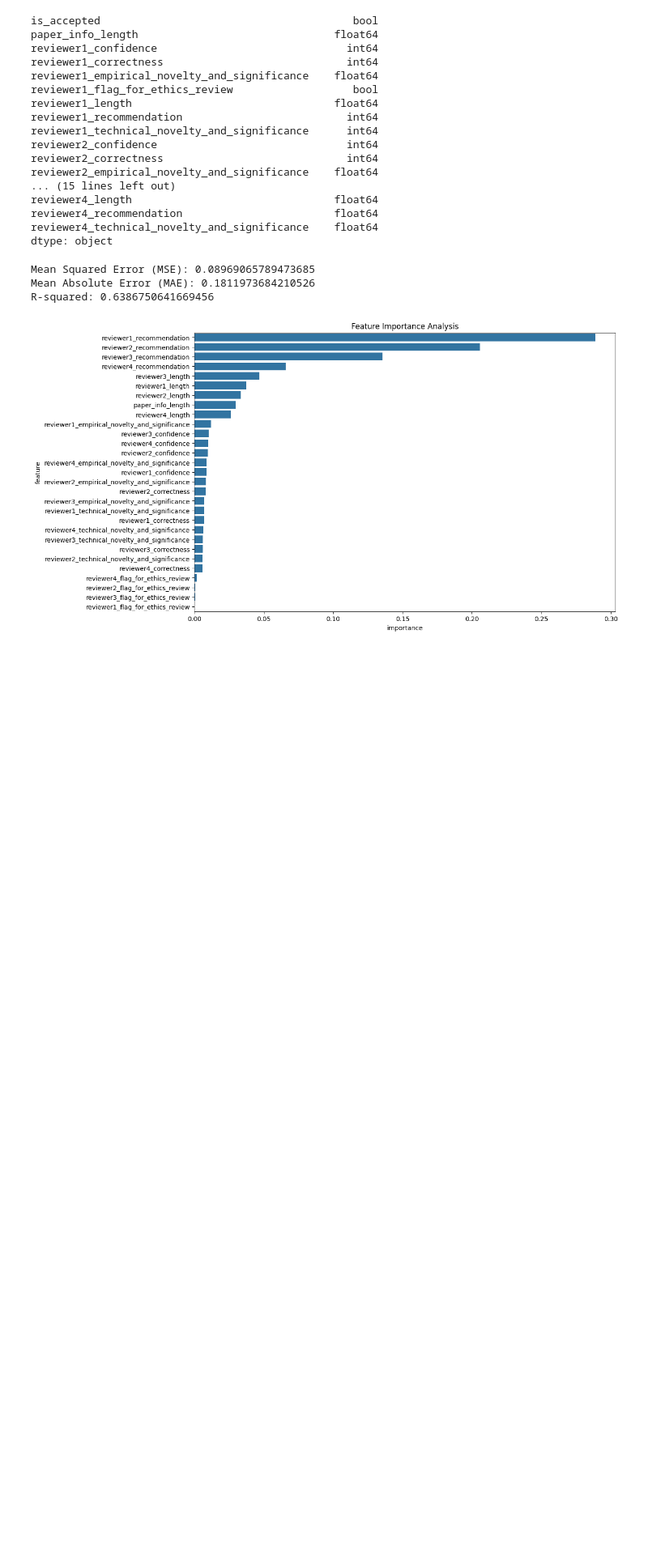
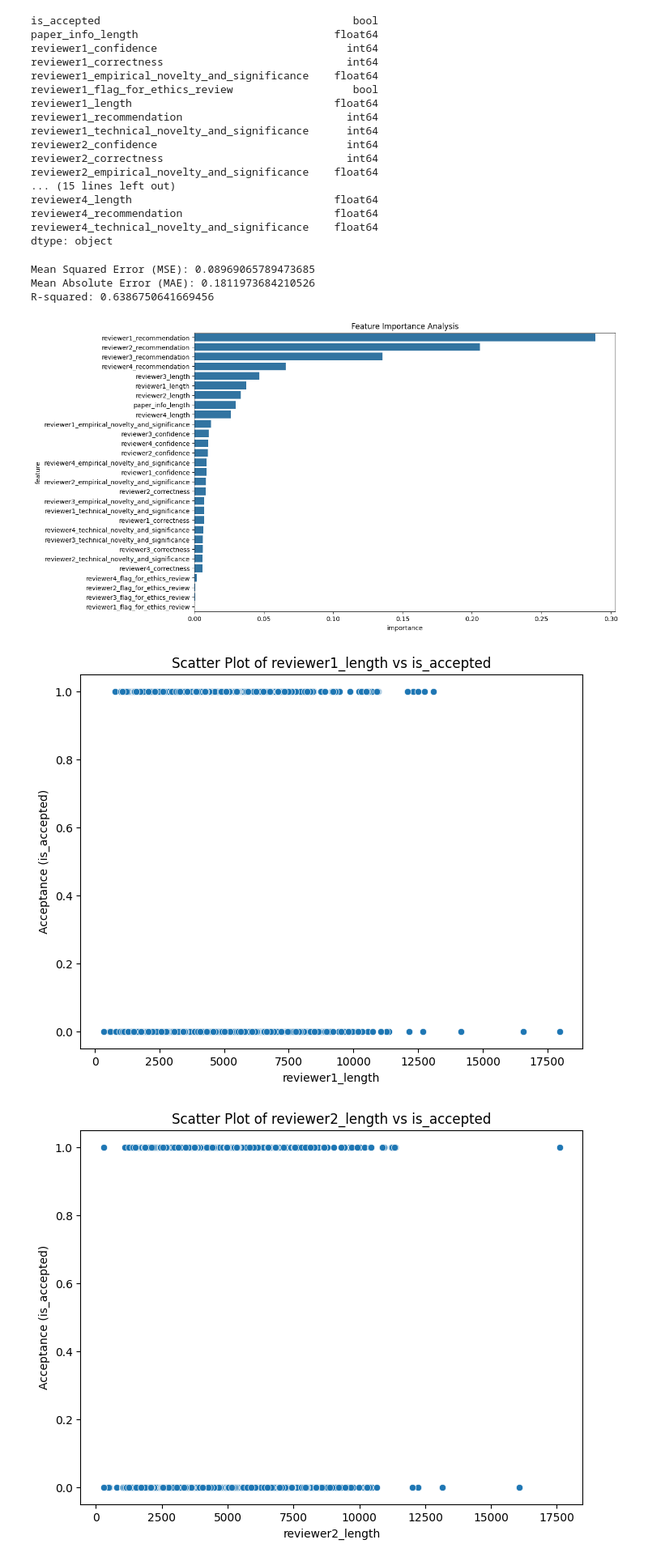
Before and after one commit to halilfarukkaragoz/data-literacy-group16, a Jupyter notebook: data_analysis/feature-importance.ipynb, the cells around one changed output. Shown at 81% size. Cells and saved outputs as stored; diff of their text form; code cells hidden in the pictures; blank space fills up the shorter version.

Commit message:
add info on reviewerX_length

```diff
--- a/data_analysis/feature-importance.ipynb
+++ b/data_analysis/feature-importance.ipynb
@@ -169,3 +169,17 @@ Mean Squared Error (MSE): 0.08969065789473685
 Mean Absolute Error (MAE): 0.1811973684210526
 R-squared: 0.6386750641669456
 [figure]
+# %%
+# Scatter plot for each reviewer length vs acceptance
+reviewer_columns = ['reviewer1_length', 'reviewer2_length', 'reviewer3_length', 'reviewer4_length']
+
+for reviewer in reviewer_columns:
+    plt.figure(figsize=(8, 6))
+    sns.scatterplot(x=reviewer, y='is_accepted', data=df_imputed)
+    plt.title(f'Scatter Plot of {reviewer} vs is_accepted')
+    plt.xlabel(f'{reviewer}')
+    plt.ylabel('Acceptance (is_accepted)')
+    plt.show()
+# %% [output]
+[figure, added]
+[figure, added]
```
Also changed, not shown: parts of 3 cells of this notebook.
